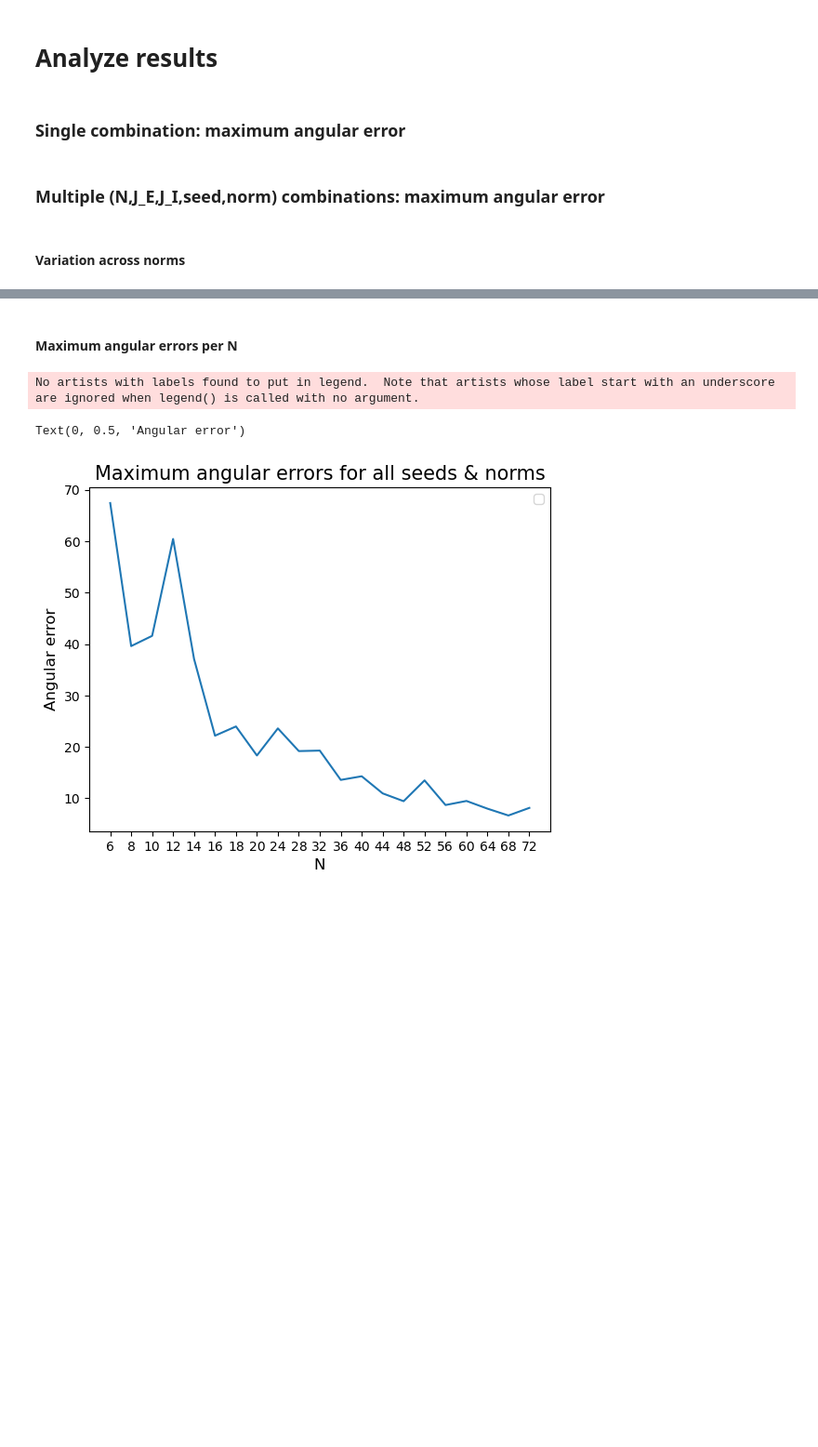
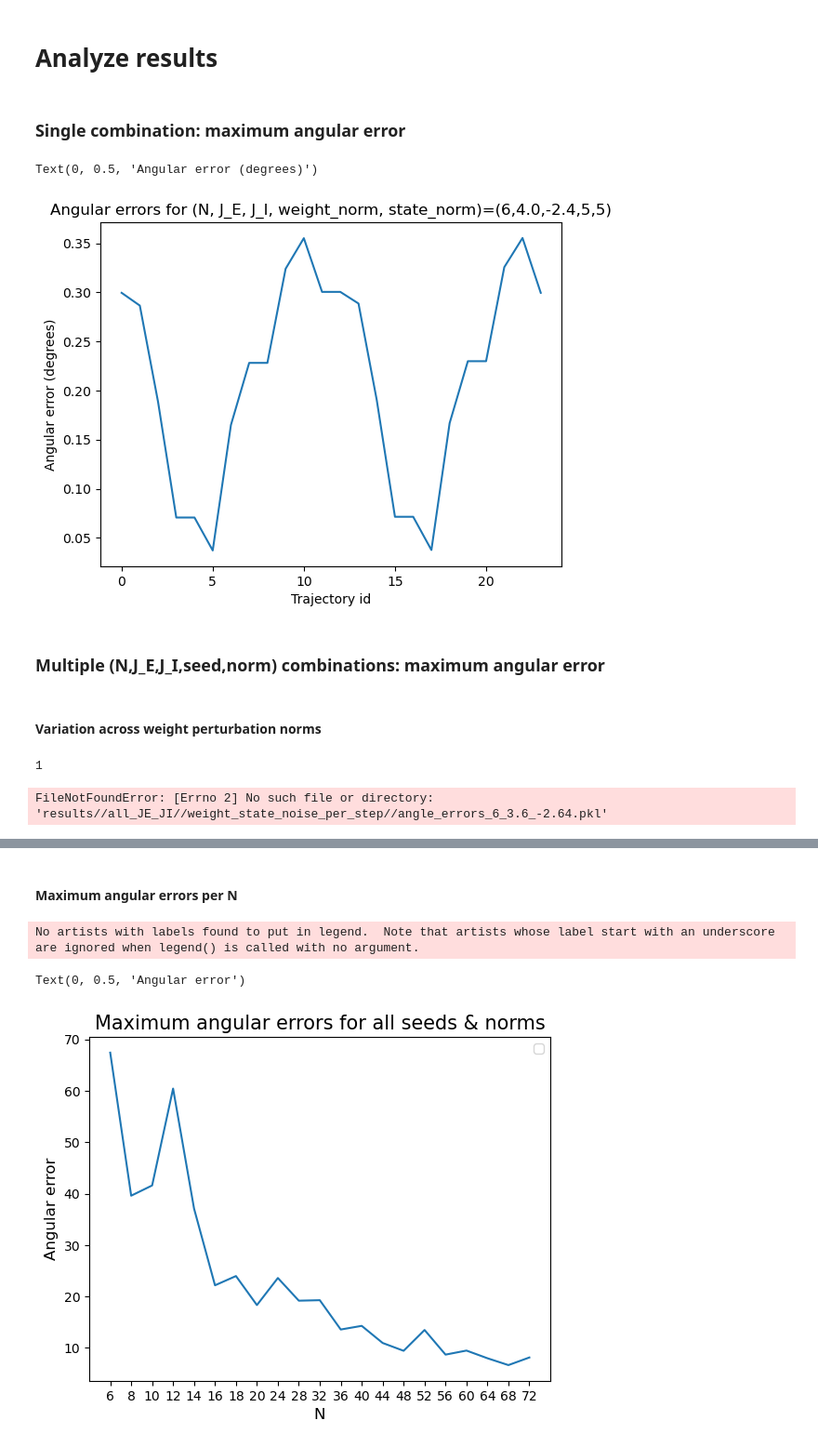
Before and after one commit to bics-rug/Attractor_based_memory_robustness, a Jupyter notebook: weight_state_noise.ipynb, the cells around one changed output, grey strips where cells are left out. Shown at 93% size. Drawn from its saved outputs; the diff is of its cells as text; code cells hidden in the pictures; blank space fills up the shorter version.

```diff
--- a/weight_state_noise.ipynb
+++ b/weight_state_noise.ipynb
@@ -291,7 +289,7 @@ def get_trajectories(all_bumps,W_sym, W_asym, external_t, N, pert, noises):
     trajectories = np.zeros((all_bumps.shape[0], len(external_t), N))
 
     for i in range(all_bumps.shape[0]):
-        sol = solve_ivp(noorman_ode_with_noise, y0=all_bumps[i,:],  t_span=[0,external_t[-1]], t_eval=external_t, args=tuple([tau, transfer_function, W_sym, W_asym, c_ff, N, noises]),dense_output=True)
+        sol = solve_ivp(noorman_ode_with_noise, y0=all_bumps[i,:],  t_span=[0,external_t[-1]], t_eval=external_t, args=tuple([tau, transfer_function, W_sym+pert, W_asym, c_ff, N, noises]),dense_output=True)
         trajectories[i] = sol.sol(external_t).T
     return trajectories
 # %%
@@ -560,9 +567,12 @@ def get_results(N,J_E,J_I,weight_norm,state_norm,t):
 
     trajectories = get_trajectories(all_bumps,W_sym, W_asym, t, N, pert, noises)
 
-    # try:
-    #     fixed_points = noorman_fixed_points(W_sym, c_ff)[:-1]
-    # except:
+    # if (N < 20) and ((J_E != 4) and (J_I != -2.4)):
+    #     try:
+    #         fixed_points = noorman_fixed_points(W_sym+pert, c_ff)[:-1]
+    #     except:
+    #         fixed_points = None
+    # else:
     #     fixed_points = None
 
     # inv_man = detect_slow_manifold(trajectories,tol=1e-2)
@@ -574,14 +584,14 @@ def get_results(N,J_E,J_I,weight_norm,state_norm,t):
     return trajectories
 
 for N in N_range:
-    for combination in short_valid_JE_JI:
-        J_E, J_I = combination[0], combination[1]
-        results = {}
-        for weight_norm in weight_norms:
-            for state_norm in state_norms:
-                print(N,J_E,J_I,weight_norm,state_norm)
-                results[(N,J_E,J_I,weight_norm,state_norm)] = get_results(N,J_E,J_I,weight_norm,state_norm,t)
-        with open("results//all_JE_JI//weight_state_noise//angle_errors_{}_{}_{}.pkl".format(N,J_E,J_I), "wb") as f:
-            pickle.dump(results, f)
-        del results
+    for J_E in JEs:
+        for J_I in JIs:
+            results = {}
+            for weight_norm in weight_norms:
+                for state_norm in state_norms:
+                    print(N,J_E,J_I,weight_norm,state_norm)
+                    results[(N,J_E,J_I,weight_norm,state_norm)] = get_results(N,J_E,J_I,weight_norm,state_norm,t)
+            with open("results//all_JE_JI//weight_state_noise_per_step//angle_errors_{}_{}_{}.pkl".format(N,round(J_E,2),round(J_I,2)), "wb") as f:
+                pickle.dump(results, f)
+            del results
 # %% [output]
@@ -608,15 +601,19 @@ KeyboardInterrupt:
 # %% [markdown]
 ### Single combination: maximum angular error
 # %%
-N, J_E, J_I, seed, norm = 20, 8, -5, seeds[0], norms[2]
-with open("results//all_JE_JI//state_noise//angle_errors_{}_{}_{}.pkl".format(N,J_E,J_I), "rb") as f:
+N, J_E, J_I, weight_norm, state_norm = 6, 4.0, -2.4, 5, 5
+with open("results//all_JE_JI//weight_state_noise_per_step//angle_errors_{}_{}_{}.pkl".format(N,round(J_E,2),round(J_I,2)), "rb") as f:
         results = pickle.load(f)
-angle_errors = results[(N,J_E,J_I,seed,norm)][0]
+trajectories = results[(N,J_E,J_I,weight_norm,state_norm)][0]
+angle_errors = get_angle_diffs(trajectories)[0]
 
 plt.plot(angle_errors)
-plt.title('Angular errors for (N, J_E, seed, norm)=({},{},{},{})'.format(N,J_E,seed,norm))
+plt.title('Angular errors for (N, J_E, J_I, weight_norm, state_norm)=({},{},{},{},{})'.format(N,J_E,J_I,weight_norm,state_norm))
 plt.xlabel('Trajectory id')
 plt.ylabel('Angular error (degrees)')
+# %% [output]
+Text(0, 0.5, 'Angular error (degrees)')
+[figure, added]
 # %% [markdown]
 ### Multiple (N,J_E,J_I,seed,norm) combinations: maximum angular error
 # %%
@@ -651,2 +696,2 @@ def extract_angle_errors(N_range,valid_JE_JI,filter_bool,filter_idx,filter_value
 # %% [markdown]
-#### Variation across norms
+#### Variation across weight perturbation norms
@@ -652,0 +704,18 @@ def extract_angle_errors(N_range,valid_JE_JI,filter_bool,filter_idx,filter_value
+# %%
+filter_bool=True
+filter_idx=-2
+for weight_norm in weight_norms:
+    print(weight_norm)
+    mean_angle_errors, std_angle_errors = extract_angle_errors(N_range,filter_bool,filter_idx,weight_norm)
+    plt.plot(mean_angle_errors, label=f'{weight_norm}')
+    plt.fill_between(mean_angle_errors - std_angle_errors, mean_angle_errors + std_angle_errors, alpha=0.3)
+plt.legend()
+plt.xticks(np.arange(len(mean_angle_errors)),N_range)
+plt.title('Mean angular errors for different weight perturbation norms',fontsize=12)
+plt.xlabel('N',fontsize=12)
+plt.ylabel('Angular error',fontsize=12)
+plt.tight_layout()
+plt.savefig('results//graphs//state_max_angular_errors_per_weight_norm.png')
+# %% [output]
+1
+FileNotFoundError: [Errno 2] No such file or directory: 'results//all_JE_JI//weight_state_noise_per_step//angle_errors_6_3.6_-2.64.pkl'
```
Also changed, not shown: parts of 16 cells of this notebook.
